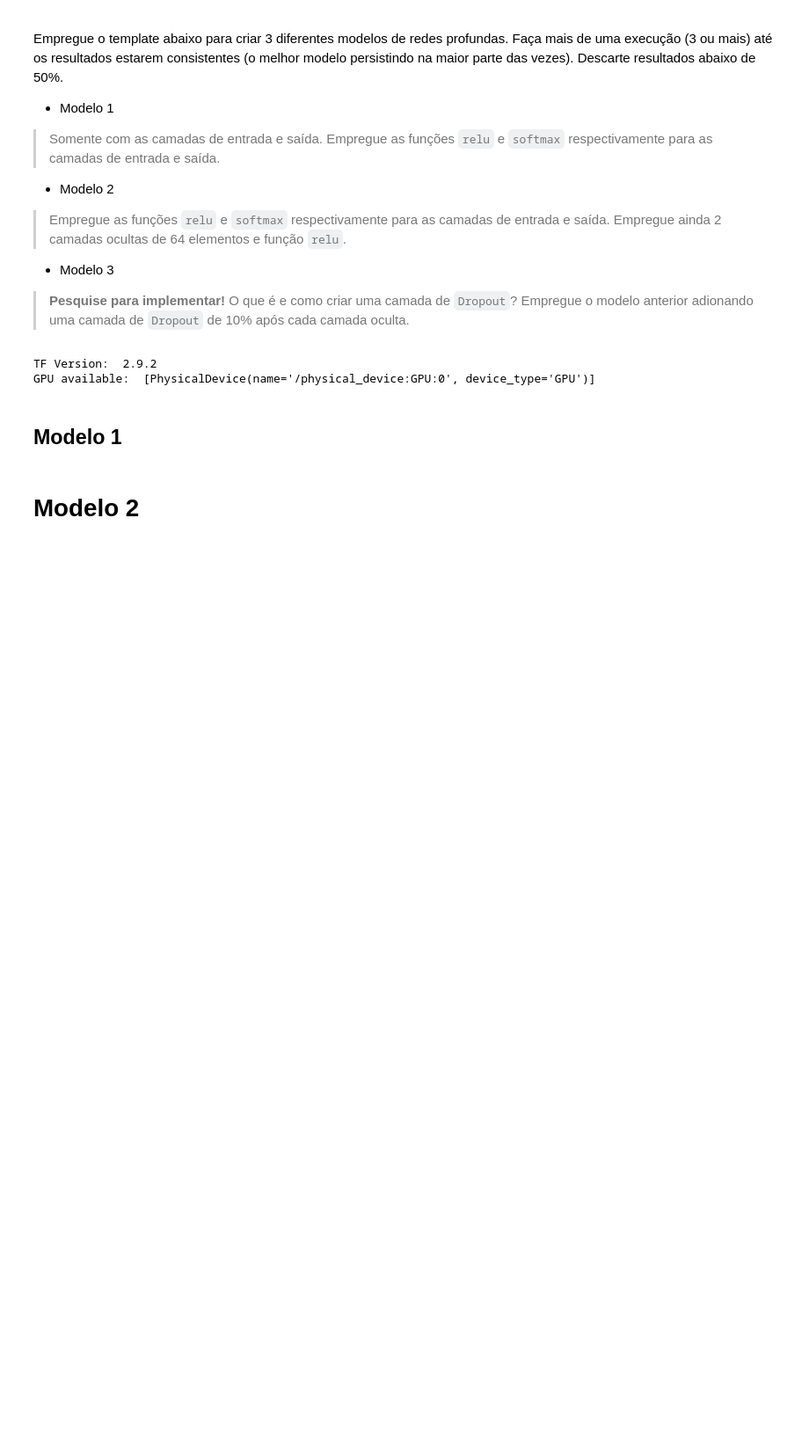
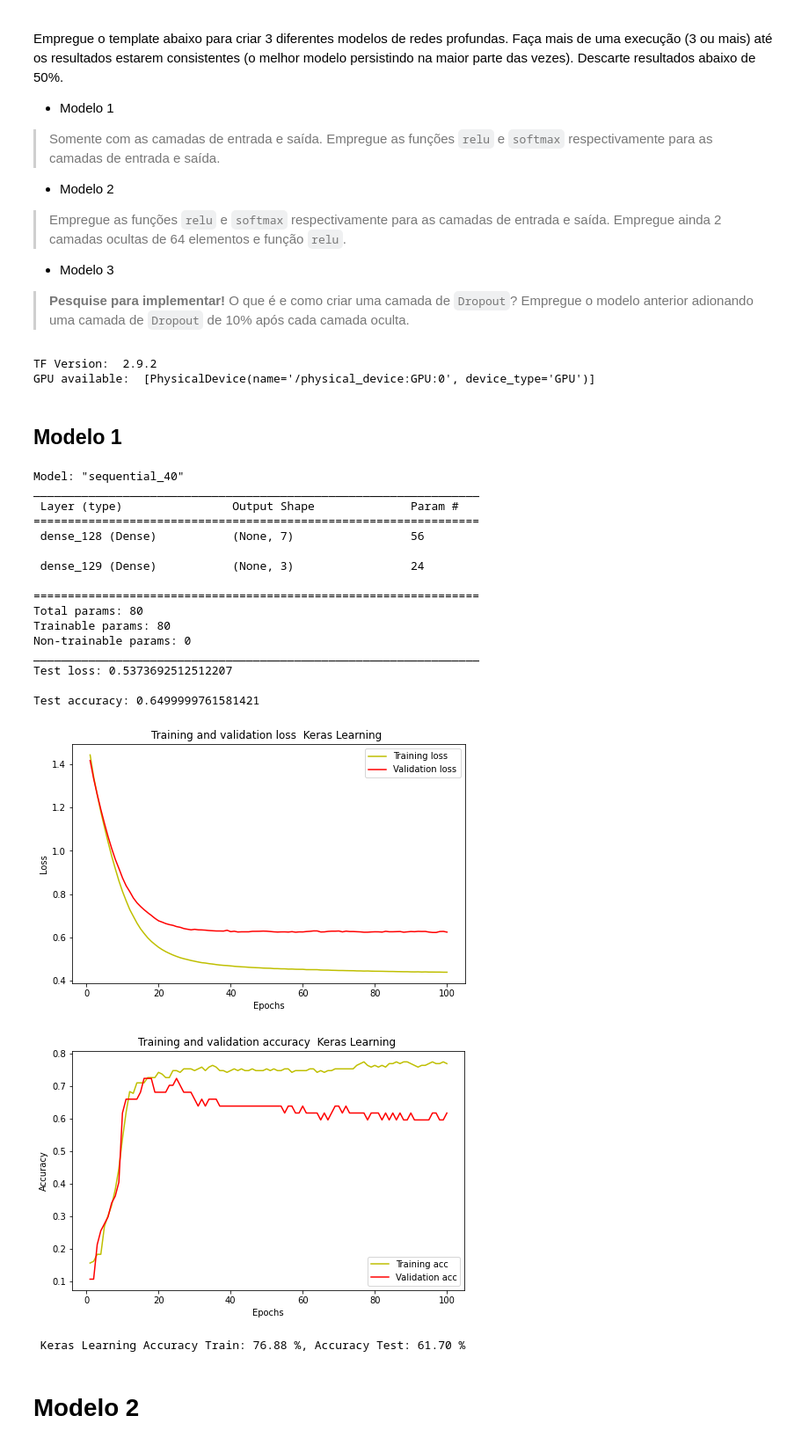
Before and after one commit to lucas-ye/IA, a Jupyter notebook: keras_penguins_ex.ipynb, the cells around one changed output. Shown at 88% size. Cells and saved outputs as stored; diff of their text form; code cells hidden in the pictures; blank space fills up the shorter version.

```diff
--- a/keras_penguins_ex.ipynb
+++ b/keras_penguins_ex.ipynb
@@ -146,7 +146,7 @@ from sklearn.preprocessing import StandardScaler
 X = df[['bill_length_mm', 'bill_depth_mm',
        'flipper_length_mm', 'species_Adelie',
        'species_Chinstrap', 'species_Gentoo', 'sex_label']]
-y = df[['island']]
+y = df[['island_Biscoe', 'island_Dream', 'island_Torgersen']]
 
 scaler = StandardScaler()
 scaler.fit(X)
@@ -235,29 +237,50 @@ def plot_loss_acc(history,more_title=''):
 # %%
 # seu código
 
 # Neural net config
-model = Sequential(... # input layer
+model = Sequential([layers.Dense(X_train.shape[1], activation='relu', input_shape=[X_train.shape[1],])])  # input layer
 
 # hidden layers
 
-model.add(... # output layer
+model.add(layers.Dense(y_train.shape[1], activation='softmax')) # output layer
 
 model.compile(loss='categorical_crossentropy', optimizer='adam', metrics=['accuracy'])
 
 # Treinamento
+# history = model.fit(X_train, y_train, validation_split=0.2, epochs=100)
 history = model.fit(X_train, y_train, validation_split=0.2, epochs=100, batch_size=8, verbose=0)
 
 # Show results
 model.summary()
 
 score = model.evaluate(X_test, y_test, verbose=0)
 print('Test loss:', score[0])
 print()
 print('Test accuracy:', score[1])
 
 loss, val_loss, acc, val_acc = plot_loss_acc(history,' Keras Learning ')
 
 # save model
-model1 = ...
+model1 = model
+# %% [output]
+Model: "sequential_40"
+_________________________________________________________________
+ Layer (type)                Output Shape              Param #
+=================================================================
+ dense_128 (Dense)           (None, 7)                 56
+
+ dense_129 (Dense)           (None, 3)                 24
+
+=================================================================
+Total params: 80
+Trainable params: 80
+Non-trainable params: 0
+_________________________________________________________________
+Test loss: 0.5373692512512207
+
+Test accuracy: 0.6499999761581421
+[figure, added]
+[figure, added]
+ Keras Learning Accuracy Train: 76.88 %, Accuracy Test: 61.70 %
 # %% [markdown]
 # Modelo 2
```
Also changed, not shown: parts of 10 cells of this notebook.
